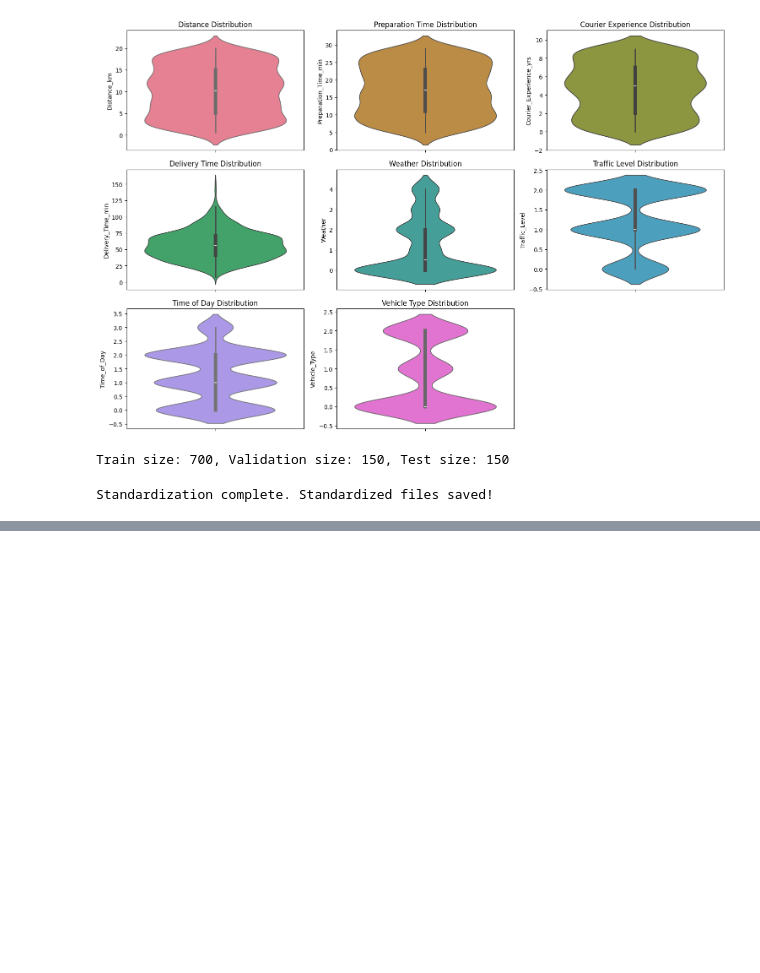
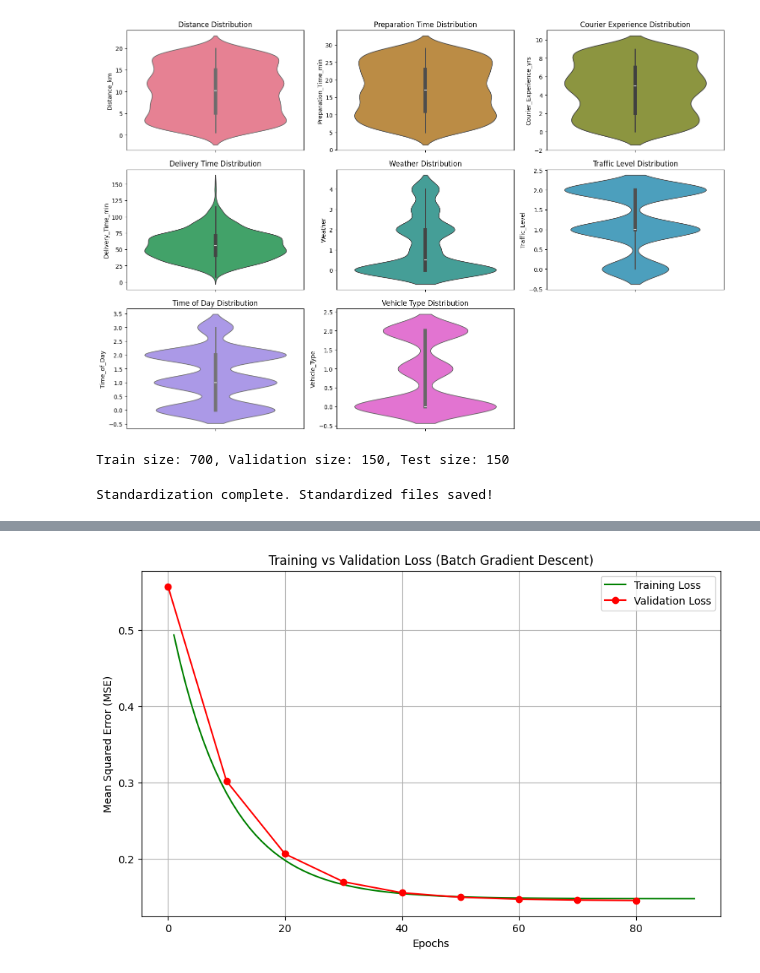
Before and after one commit to rudra20-6/smai-assignment1, a Jupyter notebook: 2/new.ipynb, the cells around one changed output, grey strips where cells are left out. Drawn from its saved outputs; the diff is of its cells as text; code cells hidden in the pictures; blank space fills up the shorter version.

```diff
--- a/2/new.ipynb
+++ b/2/new.ipynb
@@ -236,3 +236,75 @@ train_data_std.describe()
 | 50% | 4.663656e-03 | 2.372183e-02 | -1.625168e-01 | -3.095207e-01 | -2.363455e-01 | -9.050501e-01 | -2.477612e-02 | ... |
 | 75% | 8.606997e-01 | 8.400939e-01 | 5.574945e-01 | 1.036221e+00 | 7.912435e-01 | 1.407122e+00 | 8.144152e-01 | ... |
 | max | 1.709797e+00 | 1.727684e+00 | 1.997517e+00 | 1.036221e+00 | 1.818832e+00 | 1.407122e+00 | 1.653606e+00 | ... |
+# %%
+import numpy as np
+import pandas as pd
+import matplotlib.pyplot as plt
+
+# Batch Gradient Descent Function
+def batch_gradient_descent(X_train, y_train, X_val, y_val, learning_rate=0.01, epochs=1000):
+    m, n = X_train.shape  # Number of samples (m) and features (n)
+
+    W = np.random.normal(0, 0.01, n)
+    b = np.random.normal(0, 0.01)
+
+    train_loss_history = []
+    val_loss_history = []
+    val_epochs = []
+
+    for epoch in range(epochs):
+        # Compute predictions for training
+        y_pred = np.dot(X_train, W) + b
+
+        # Compute error
+        error = y_pred - y_train
+
+        # Compute gradients
+        dW = (1 / m) * np.dot(X_train.T, error)
+        db = (1 / m) * np.sum(error)
+
+        # Update parameters
+        W -= learning_rate * dW
+        b -= learning_rate * db
+
+        # Compute training MSE
+        train_mse = (1 / (2 * m)) * np.sum(error ** 2)
+        train_loss_history.append(train_mse)
+
+        # Compute validation MSE every 10 epochs
+        if epoch % 10 == 0:
+            val_pred = np.dot(X_val, W) + b
+            val_error = val_pred - y_val
+            val_mse = (1 / (2 * len(y_val))) * np.sum(val_error ** 2)
+            val_loss_history.append(val_mse)
+            val_epochs.append(epoch)
+            print(f"Epoch {epoch}: Train Loss = {train_mse:.5f}, Val Loss = {val_mse:.5f}")
+
+    return W, b, train_loss_history, val_loss_history, val_epochs
+
+# Load standardized train and validation data
+train_data = pd.read_csv("train_standardized.csv")
+val_data = pd.read_csv("validation_standardized.csv")
+
+# Split features and target
+X_train = train_data.iloc[:, :-1].values
+y_train = train_data.iloc[:, -1].values
+X_val = val_data.iloc[:, :-1].values
+y_val = val_data.iloc[:, -1].values
+
+# Train the model
+W_opt, b_opt, train_loss_history, val_loss_history, val_epochs = batch_gradient_descent(
+    X_train, y_train, X_val, y_val, learning_rate=0.05, epochs=90
+)
+
+# Plot training and validation loss
+plt.figure(figsize=(10, 6))
+plt.plot(range(1, len(train_loss_history) + 1), train_loss_history, label="Training Loss", color="g")
+plt.plot(val_epochs, val_loss_history, label="Validation Loss", color="r", marker='o')
+plt.xlabel("Epochs")
+plt.ylabel("Mean Squared Error (MSE)")
+plt.title("Training vs Validation Loss (Batch Gradient Descent)")
+plt.legend()
+plt.grid()
+plt.show()
+# %% [output]
@@ -239,3 +320,4 @@ train_data_std.describe()
+[figure, added]
 # %%
 import numpy as np
 import pandas as pd
```
Also changed, not shown: parts of 3 cells of this notebook.
